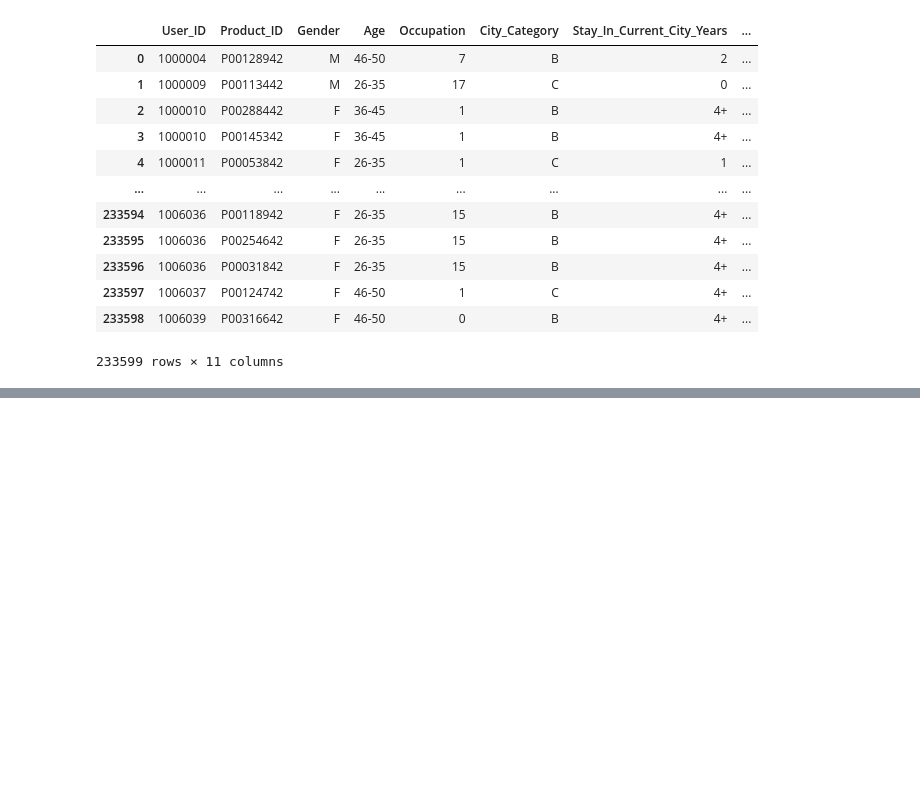
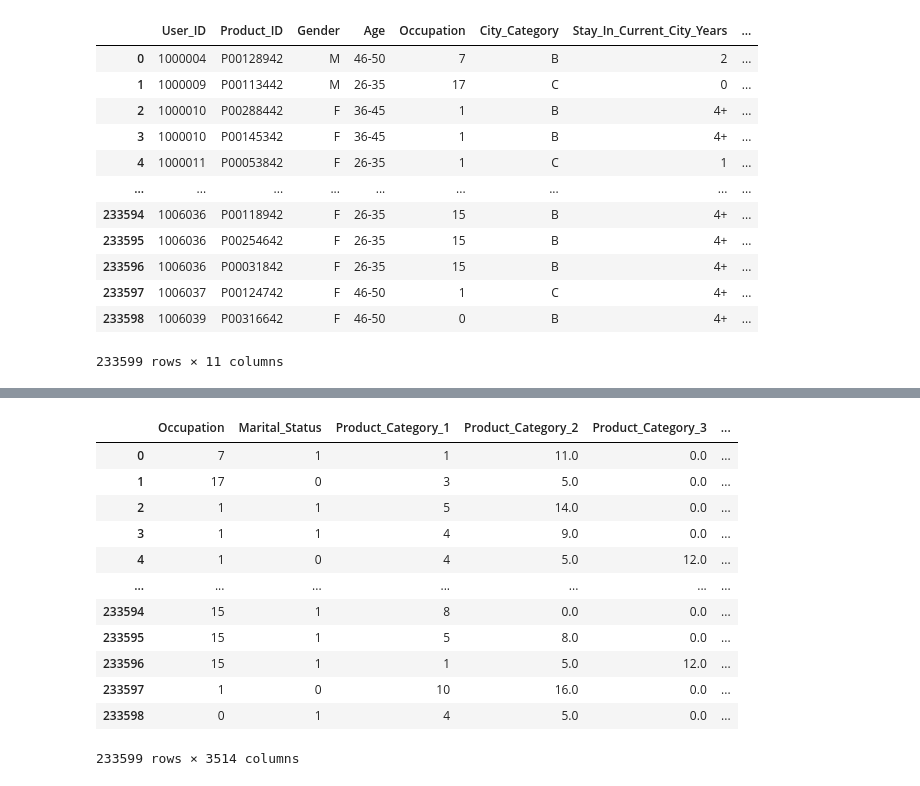
Before and after one commit to MartaAmoresCastillejo/AA_PRACTICA1_GRUPO_08, a Jupyter notebook: Lab2_1.ipynb, the cells around one changed output, grey strips where cells are left out. Saved outputs shown, nothing was run; the diff lists cells and outputs as text; code cells hidden in the pictures; blank space fills up the shorter version.

```diff
--- a/Lab2_1.ipynb
+++ b/Lab2_1.ipynb
@@ -98,0 +131,17 @@ TypeError: ignored
+# %%
+dummy['User_ID'] = data['User_ID']
+dummy
+# %% [output]
+|  | Occupation | Marital_Status | Product_Category_1 | Product_Category_2 | Product_Category_3 | ... |
+| 0 | 7 | 1 | 1 | 11.0 | 0.0 | ... |
+| 1 | 17 | 0 | 3 | 5.0 | 0.0 | ... |
+| 2 | 1 | 1 | 5 | 14.0 | 0.0 | ... |
+| 3 | 1 | 1 | 4 | 9.0 | 0.0 | ... |
+| 4 | 1 | 0 | 4 | 5.0 | 12.0 | ... |
+| ... | ... | ... | ... | ... | ... | ... |
+| 233594 | 15 | 1 | 8 | 0.0 | 0.0 | ... |
+| 233595 | 15 | 1 | 5 | 8.0 | 0.0 | ... |
+| 233596 | 15 | 1 | 1 | 5.0 | 12.0 | ... |
+| 233597 | 1 | 0 | 10 | 16.0 | 0.0 | ... |
+| 233598 | 0 | 1 | 4 | 5.0 | 0.0 | ... |
+233599 rows × 3514 columns
```
Also changed, not shown: parts of 11 cells of this notebook.
